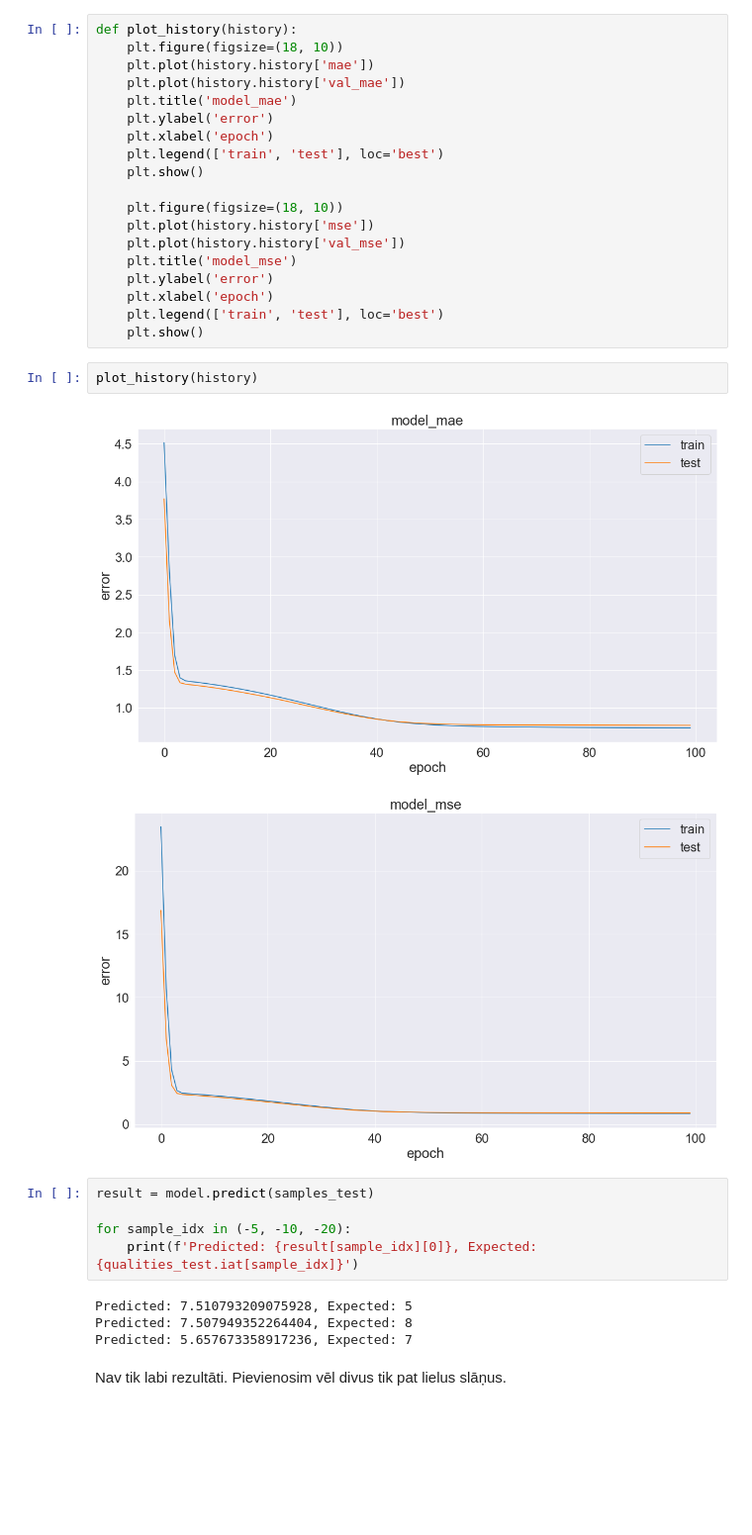
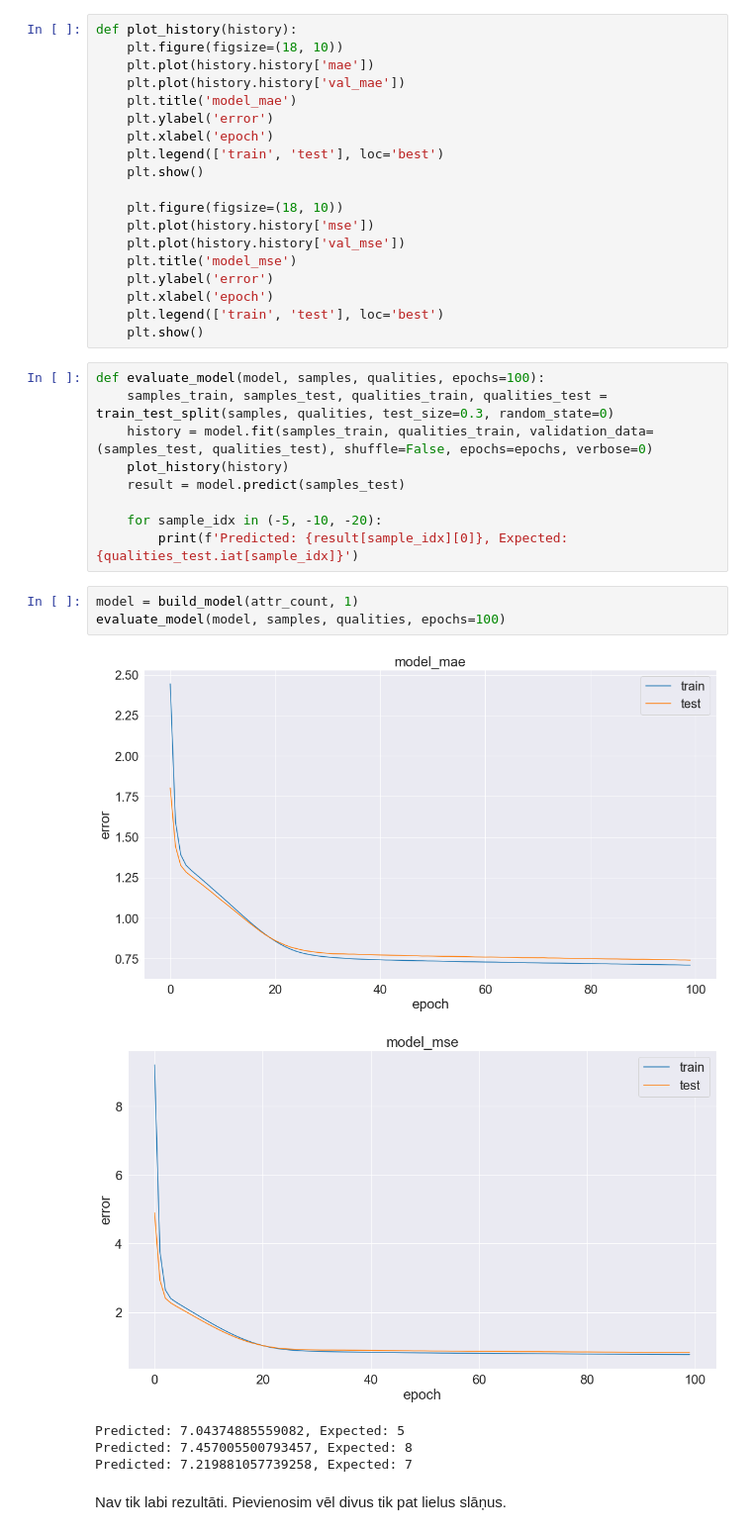
Before and after one commit to kamikaze/rtu-ai, a Jupyter notebook: homework02.ipynb, the cells around one changed output. Shown at 99% size. Drawn from its saved outputs; the diff is of its cells as text; blank space fills up the shorter version.

```diff
--- a/homework02.ipynb
+++ b/homework02.ipynb
@@ -232,20 +228,24 @@ def plot_history(history):
     plt.xlabel('epoch')
     plt.legend(['train', 'test'], loc='best')
     plt.show()
-# %%
-plot_history(history)
-# %% [output]
-[figure, removed]
-[figure, removed]
 # %%
-result = model.predict(samples_test)
+def evaluate_model(model, samples, qualities, epochs=100):
+    samples_train, samples_test, qualities_train, qualities_test = train_test_split(samples, qualities, test_size=0.3, random_state=0)
+    history = model.fit(samples_train, qualities_train, validation_data=(samples_test, qualities_test), shuffle=False, epochs=epochs, verbose=0)
+    plot_history(history)
+    result = model.predict(samples_test)
 
-for sample_idx in (-5, -10, -20):
-    print(f'Predicted: {result[sample_idx][0]}, Expected: {qualities_test.iat[sample_idx]}')
+    for sample_idx in (-5, -10, -20):
+        print(f'Predicted: {result[sample_idx][0]}, Expected: {qualities_test.iat[sample_idx]}')
-# %% [output]
-Predicted: 7.510793209075928, Expected: 5
-Predicted: 7.507949352264404, Expected: 8
-Predicted: 5.657673358917236, Expected: 7
+# %%
+model = build_model(attr_count, 1)
+evaluate_model(model, samples, qualities, epochs=100)
+# %% [output]
+[figure, added]
+[figure, added]
+Predicted: 7.04374885559082, Expected: 5
+Predicted: 7.457005500793457, Expected: 8
+Predicted: 7.219881057739258, Expected: 7
 # %% [markdown]
 Nav tik labi rezultāti. Pievienosim vēl divus tik pat lielus slāņus.
 # %%
```
Also changed, not shown: parts of 26 cells of this notebook.
